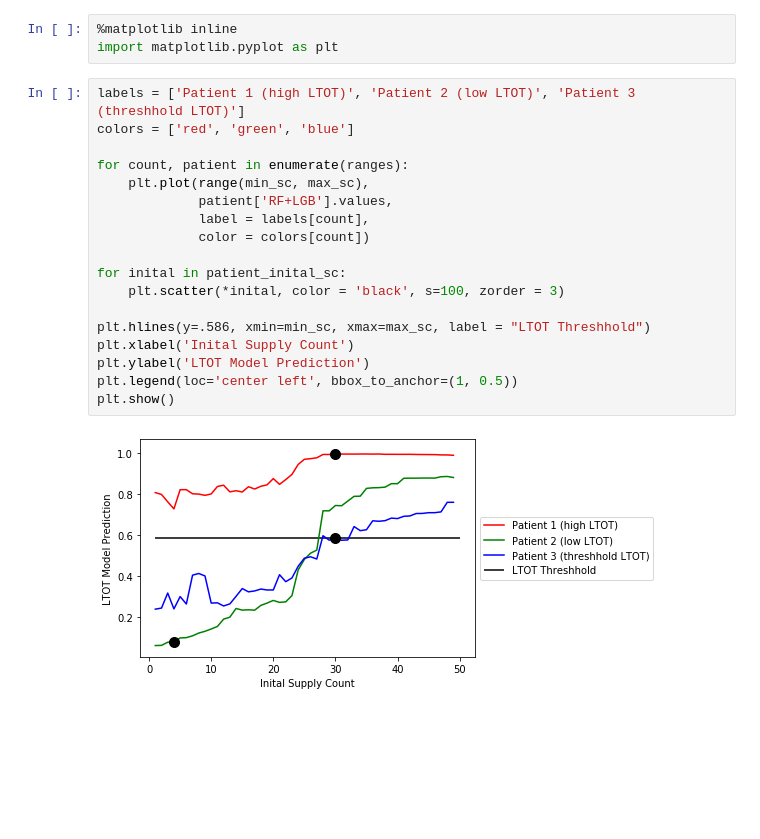
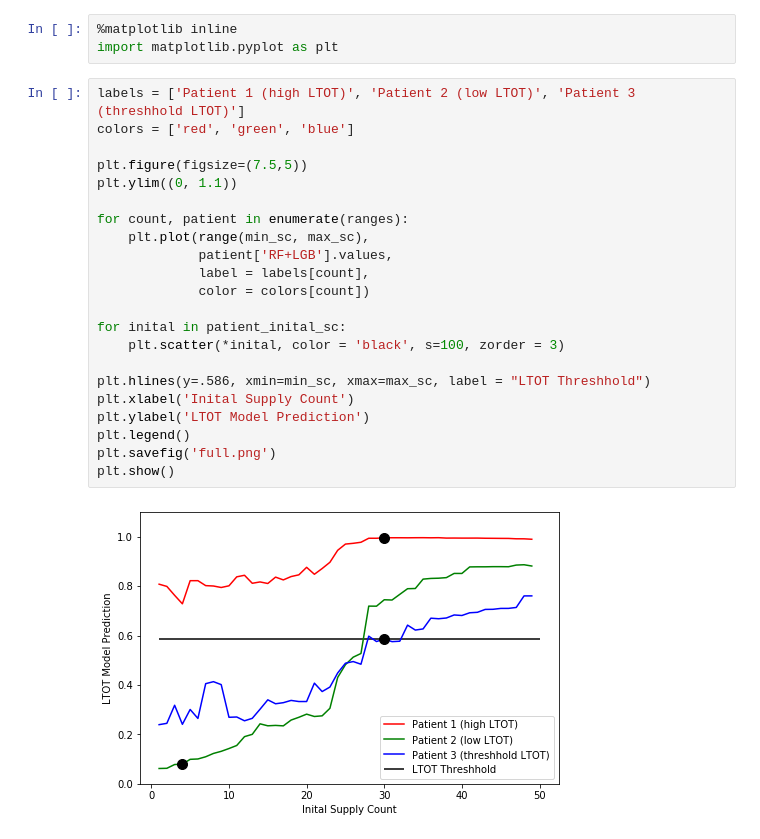
Before and after one commit to chenson2018/Humana-Mays-Competition, a Jupyter notebook: Final Model/Three Patients.ipynb, the cells around one changed output. Drawn from its saved outputs; the diff is of its cells as text; blank space fills up the shorter version.

Commit message:
Added Graphs

```diff
--- a/Final Model/Three Patients.ipynb
+++ b/Final Model/Three Patients.ipynb
@@ -228,20 +228,24 @@ import matplotlib.pyplot as plt
 # %%
 labels = ['Patient 1 (high LTOT)', 'Patient 2 (low LTOT)', 'Patient 3 (threshhold LTOT)']
 colors = ['red', 'green', 'blue']
+
+plt.figure(figsize=(7.5,5))
+plt.ylim((0, 1.1))
 
 for count, patient in enumerate(ranges):
     plt.plot(range(min_sc, max_sc),
              patient['RF+LGB'].values,
              label = labels[count],
              color = colors[count])
 
 for inital in patient_inital_sc:
     plt.scatter(*inital, color = 'black', s=100, zorder = 3)
 
 plt.hlines(y=.586, xmin=min_sc, xmax=max_sc, label = "LTOT Threshhold")
 plt.xlabel('Inital Supply Count')
 plt.ylabel('LTOT Model Prediction')
-plt.legend(loc='center left', bbox_to_anchor=(1, 0.5))
+plt.legend()
+plt.savefig('full.png')
 plt.show()
 # %% [output]
-[figure, old version]
+[figure, new version]
```
Also changed, not shown: parts of 4 cells of this notebook, 5 other files.
